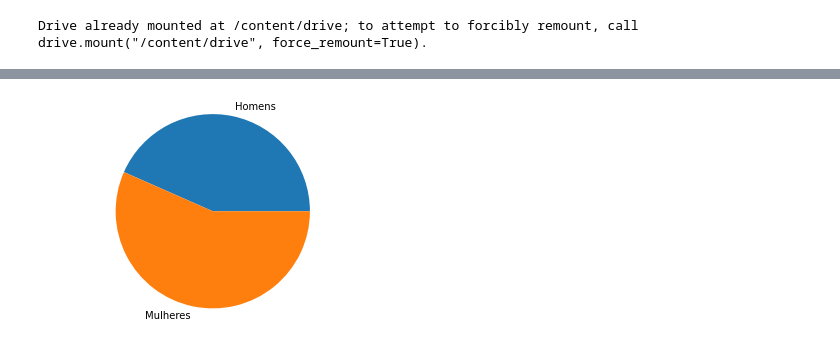
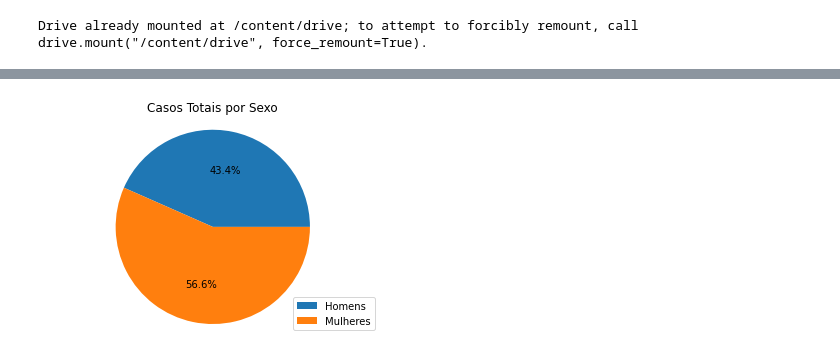
Before and after one commit to Jose-Bruno/Visualiza-oComputacional, a Jupyter notebook: José_Bruno_da_Silva_Santos_Visualização_Computacional.ipynb, the cells around one changed output, grey strips where cells are left out. Drawn from its saved outputs; the diff is of its cells as text; code cells hidden in the pictures.

```diff
--- a/José_Bruno_da_Silva_Santos_Visualização_Computacional.ipynb
+++ b/José_Bruno_da_Silva_Santos_Visualização_Computacional.ipynb
@@ -40,8 +40,10 @@ casos_confirmados_mulheres = len(dados[(dados['SEXO'] == 'F') & (dados['CLASSIFI
 # %%
 valores = [casos_confirmados_homens, casos_confirmados_mulheres]
 legenda = ["Homens", "Mulheres"]
-plt.pie(valores, labels=legenda)
+plt.pie(valores, autopct='%1.1f%%')
+plt.legend(legenda, loc=4)
 plt.axis('equal')
+plt.title('Casos Totais por Sexo')
 plt.show()
 # %% [output]
-[figure, old version]
+[figure, new version]
```
